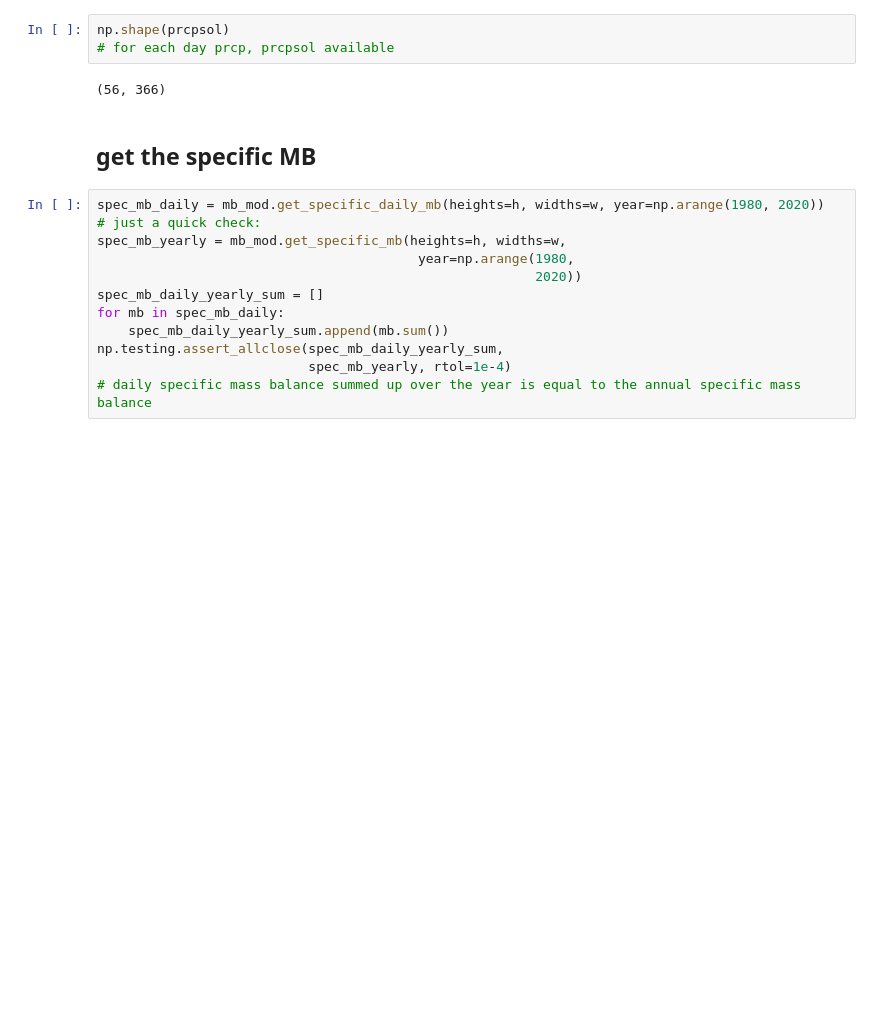
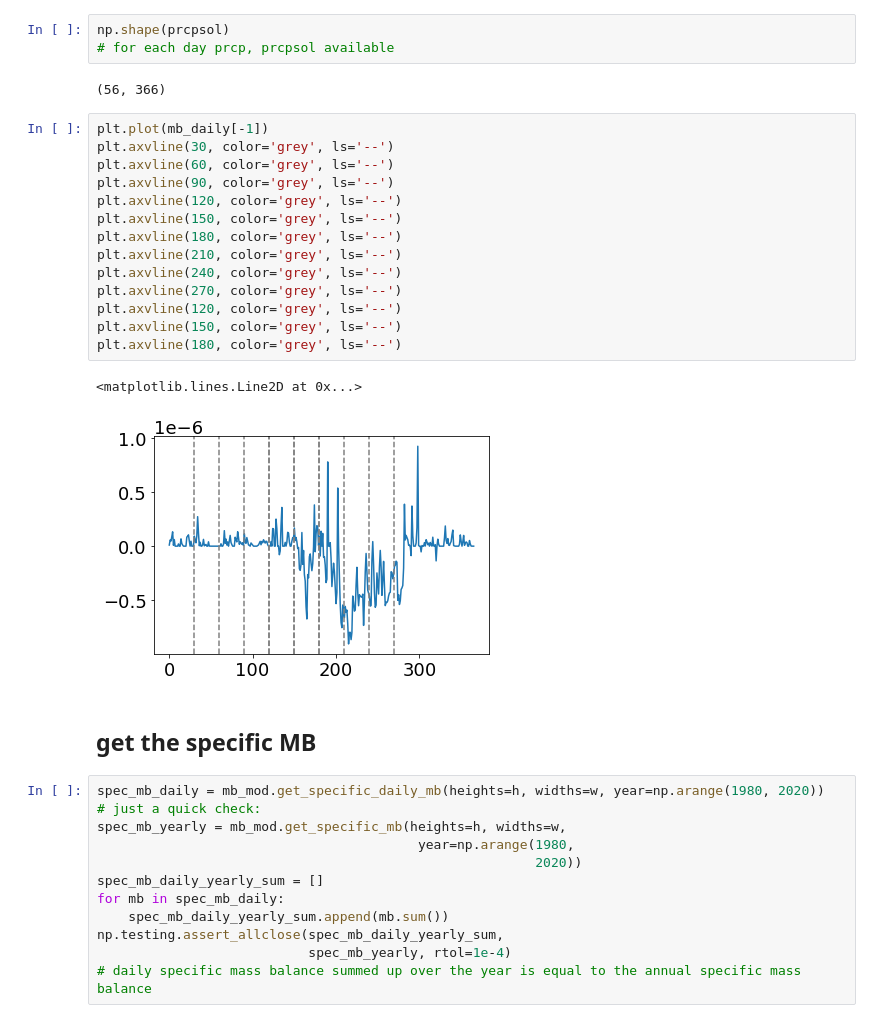
Before and after one commit to OGGM/massbalance-sandbox, a Jupyter notebook: docs/how_to_daily_input_daily_output.ipynb, the cells around one changed output. Drawn from its saved outputs; the diff is of its cells as text; blank space fills up the shorter version.

```diff
--- a/docs/how_to_daily_input_daily_output.ipynb
+++ b/docs/how_to_daily_input_daily_output.ipynb
@@ -143,6 +138,23 @@ np.shape(prcpsol)
 # for each day prcp, prcpsol available
 # %% [output]
 (56, 366)
+# %%
+plt.plot(mb_daily[-1])
+plt.axvline(30, color='grey', ls='--')
+plt.axvline(60, color='grey', ls='--')
+plt.axvline(90, color='grey', ls='--')
+plt.axvline(120, color='grey', ls='--')
+plt.axvline(150, color='grey', ls='--')
+plt.axvline(180, color='grey', ls='--')
+plt.axvline(210, color='grey', ls='--')
+plt.axvline(240, color='grey', ls='--')
+plt.axvline(270, color='grey', ls='--')
+plt.axvline(120, color='grey', ls='--')
+plt.axvline(150, color='grey', ls='--')
+plt.axvline(180, color='grey', ls='--')
+# %% [output]
+<matplotlib.lines.Line2D at 0x...>
+[figure, added]
 # %% [markdown]
 ## get the specific MB
 # %%
```
Also changed, not shown: parts of 6 cells of this notebook, 5 other files.
